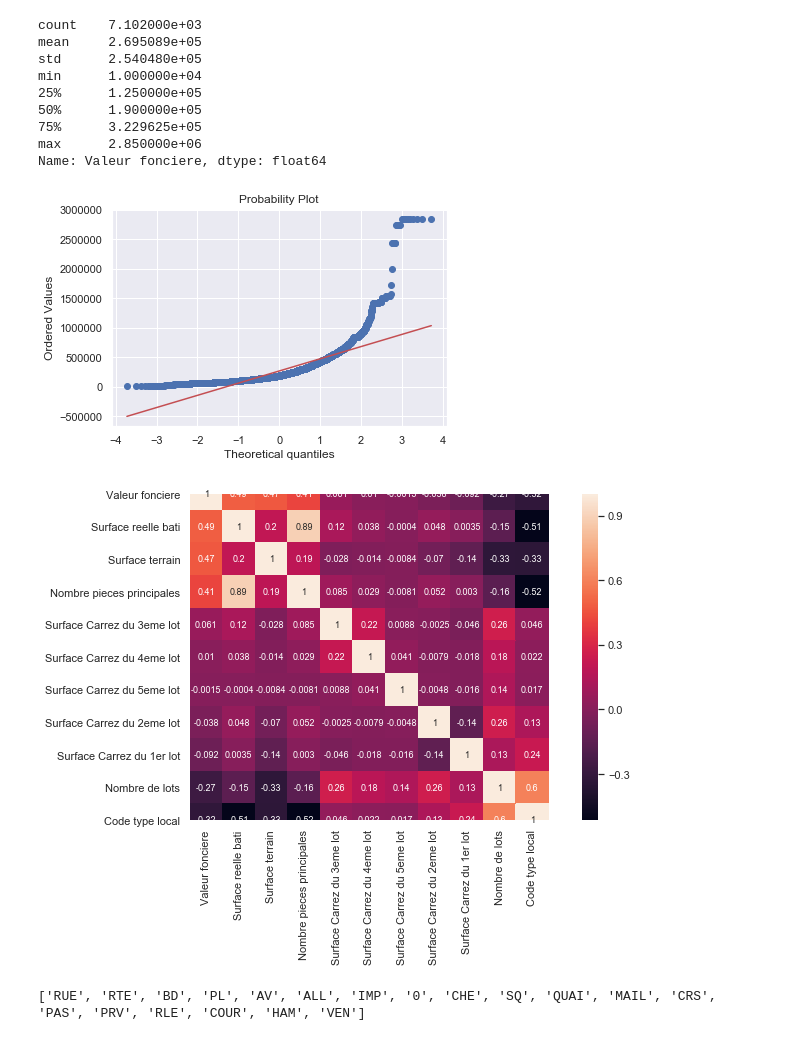
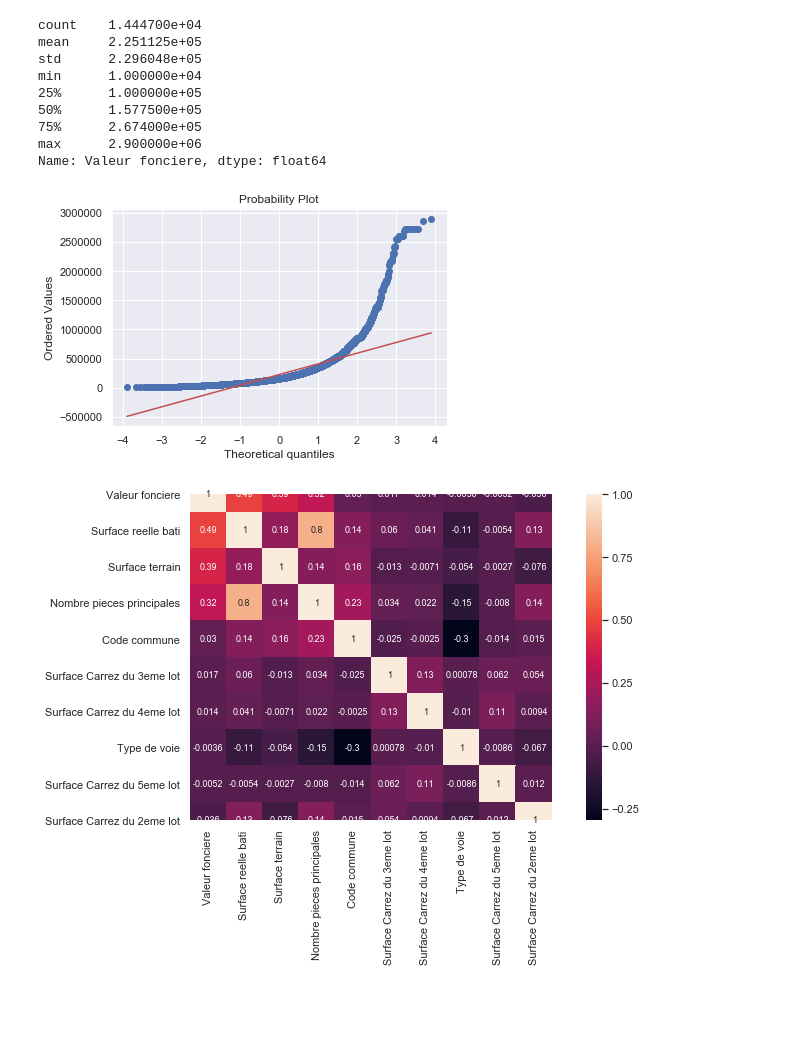
Before and after one commit to C18andre/CoveaModele, a Jupyter notebook: Presentation.ipynb, the cells around one changed output. Cells and saved outputs as stored; diff of their text form; code cells hidden in the pictures; blank space fills up the shorter version.

```diff
--- a/Presentation.ipynb
+++ b/Presentation.ipynb
@@ -20,8 +20,8 @@ from scipy import stats
 
 # On importe les données afin de les analyser visuellement
 nantes = pd.read_csv('Projet/Data/NANTES_44_data.csv')
-#lyon = pd.read_csv('Projet/Data/LYON_69_data.csv')
-#marseille = pd.read_csv('Projet/Data/MARSEILLE_13_data.csv')
+lyon = pd.read_csv('Projet/Data/LYON_69_data.csv')
+marseille = pd.read_csv('Projet/Data/MARSEILLE_13_data.csv')
 # %%
 # Analyse des données
 def analyse(data) :
@@ -31,7 +31,7 @@ def analyse(data) :
 
     # Top 10 HeatMap
     matrice = data.corr()
-    k = 17 # Nombre de variables à garder dans la HeatMap
+    k = 10 # Nombre de variables à garder dans la HeatMap
     cols = matrice.nlargest(k, 'Valeur fonciere')['Valeur fonciere'].index
     cm = np.corrcoef(data[cols].values.T)
     sns.set(font_scale=1.0)
@@ -40,24 +40,16 @@ def analyse(data) :
                      annot_kws={'size': 9}, yticklabels=cols.values, xticklabels=cols.values)
 # %%
 # Faire l'analyse des trois villes
-analyse(nantes)
+analyse(marseille)
 # %% [output]
-count    7.102000e+03
-mean     2.695089e+05
-std      2.540480e+05
+count    1.444700e+04
+mean     2.251125e+05
+std      2.296048e+05
 min      1.000000e+04
-25%      1.250000e+05
-50%      1.900000e+05
-75%      3.229625e+05
-max      2.850000e+06
+25%      1.000000e+05
+50%      1.577500e+05
+75%      2.674000e+05
+max      2.900000e+06
 Name: Valeur fonciere, dtype: float64
-[figure, old version]
+[figure, new version]
-[figure, old version]
+[figure, new version]
-# %%
-L = []
-for i in range(len(nantes)) :
-    if nantes['Type de voie'][i] not in L :
-        L.append(nantes['Type de voie'][i])
-print(L)
-# %% [output]
-['RUE', 'RTE', 'BD', 'PL', 'AV', 'ALL', 'IMP', '0', 'CHE', 'SQ', 'QUAI', 'MAIL', 'CRS', 'PAS', 'PRV', 'RLE', 'COUR', 'HAM', 'VEN']
```
Also changed, not shown: parts of 4 cells of this notebook, 7 other files.
